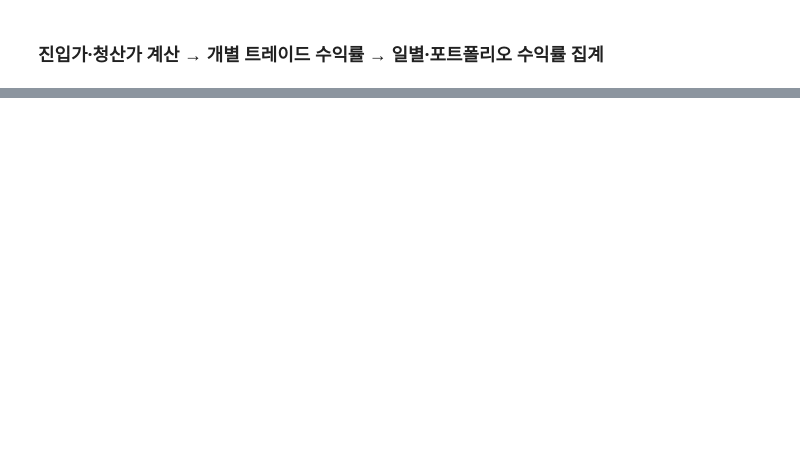
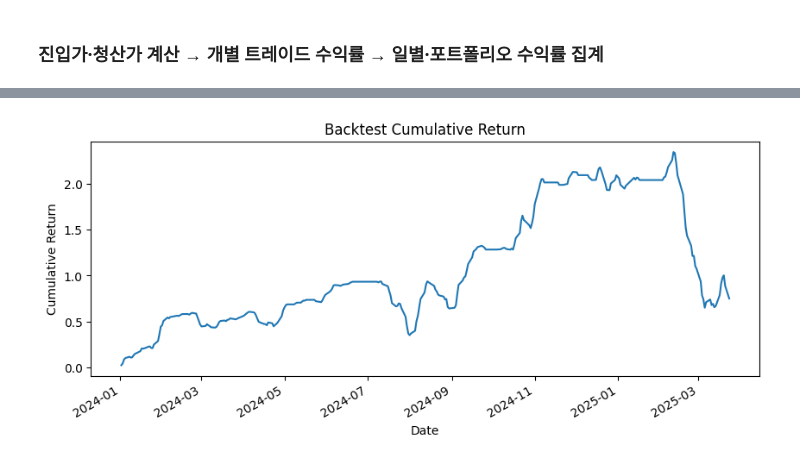
Before and after one commit to prometheus-11team/prometheus-11team, a Jupyter notebook: model_code/Transformer_binary.ipynb, the cells around one changed output, grey strips where cells are left out. Cells and saved outputs as stored; diff of their text form; code cells hidden in the pictures; blank space fills up the shorter version.

```diff
--- a/model_code/Transformer_binary.ipynb
+++ b/model_code/Transformer_binary.ipynb
@@ -531,0 +582,75 @@ Mounted at /content/drive
+# %%
+# 1) test_df 에 예측 신호 붙이기
+test_df = test_df.copy()
+
+# signal_df 의 Signal → Pred 로 이름 바꾼 뒤
+signal_df_renamed = signal_df[['Date','Ticker','Signal','Proba']].rename(
+    columns={'Signal':'Pred', 'Proba':'Proba_pred'}
+)
+
+test_df = test_df.merge(
+    signal_df_renamed,
+    on=['Date','Ticker'],
+    how='left'
+)
+
+# merge 결과 Pred_x, Pred_y 로 나뉘었다면
+if 'Pred_y' in test_df.columns:
+    # 새로 붙인 Pred_y를 Pred 로 복사
+    test_df['Pred'] = test_df['Pred_y']
+    # 오래된 Pred_x, Pred_y 컬럼 삭제
+    test_df.drop(['Pred_x','Pred_y'], axis=1, inplace=True)
+
+# NaN은 예측 불가 구간 → 0(관망)
+test_df['Signal'] = test_df['Pred'].fillna(0).astype(int)
+
+# 2) 진입가/청산가 계산
+test_df = (
+    test_df
+    .sort_values(['Ticker','Date'])
+    .groupby('Ticker')
+    .apply(lambda d: d.assign(
+        entry_price = d['Close'].shift(-1),
+        exit_price  = d['Close'].shift(-5)
+    ))
+    .reset_index(drop=True)
+)
+
+# 3) 개별 트레이드 수익률
+test_df['trade_return'] = np.where(
+    test_df['Signal']==1,
+    test_df['exit_price'] / test_df['entry_price'] - 1,
+    0.0
+)
+
+# 4) 일별 포트폴리오 리턴 집계
+daily = (
+    test_df
+    .dropna(subset=['entry_price','exit_price'])
+    .groupby('Date')['trade_return']
+    .mean()
+    .rename('daily_return')
+)
+
+# 5) 누적수익률 및 성과지표
+cum_return   = (1 + daily).cumprod() - 1
+total_return = cum_return.iloc[-1]
+annual_return= (1+total_return)**(252/len(cum_return)) - 1
+sharpe       = daily.mean() / daily.std() * np.sqrt(252)
+drawdown     = (cum_return.cummax() - cum_return) / cum_return.cummax()
+max_dd       = drawdown.max()
+
+print("=== 백테스트 결과 ===")
+print(f"기간 수익률    : {total_return:.2%}")
+print(f"연환산 수익률 : {annual_return:.2%}")
+print(f"샤프 비율     : {sharpe:.2f}")
+print(f"최대 낙폭     : {max_dd:.2%}")
+
+# 6) 누적수익률 시각화
+import matplotlib.pyplot as plt
+plt.figure(figsize=(10,4))
+cum_return.plot(title="Backtest Cumulative Return")
+plt.ylabel("Cumulative Return")
+plt.xlabel("Date")
+plt.show()
+# %% [output]
@@ -531,0 +662 @@ Mounted at /content/drive
+[figure, added]
```
Also changed, not shown: parts of 12 cells of this notebook.
